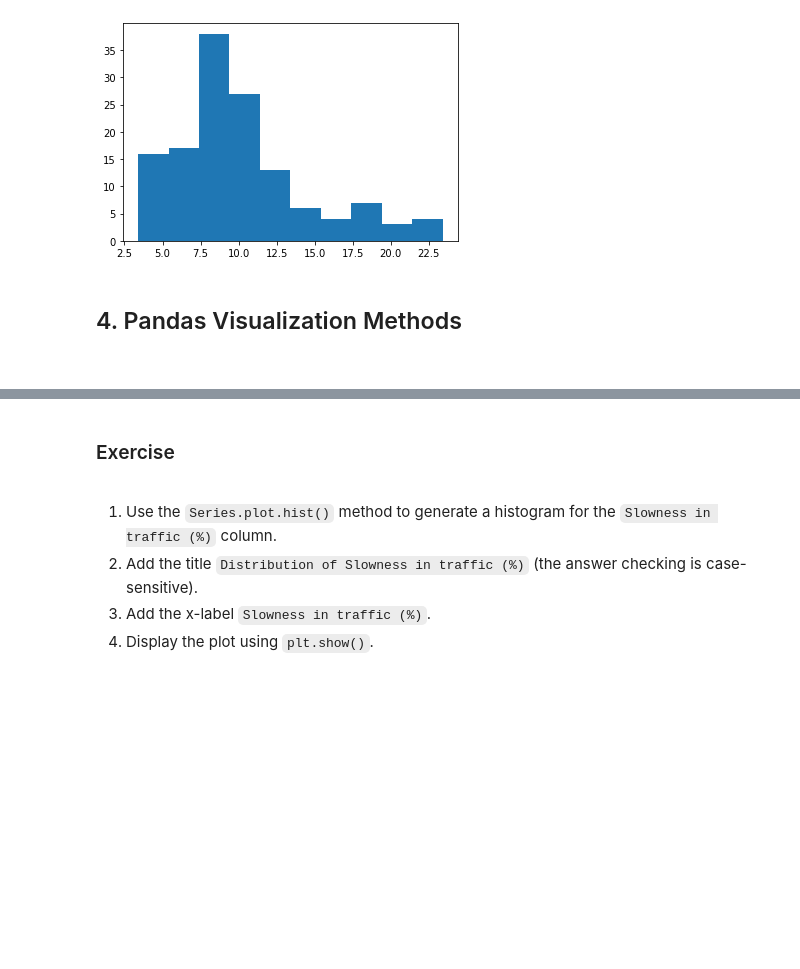
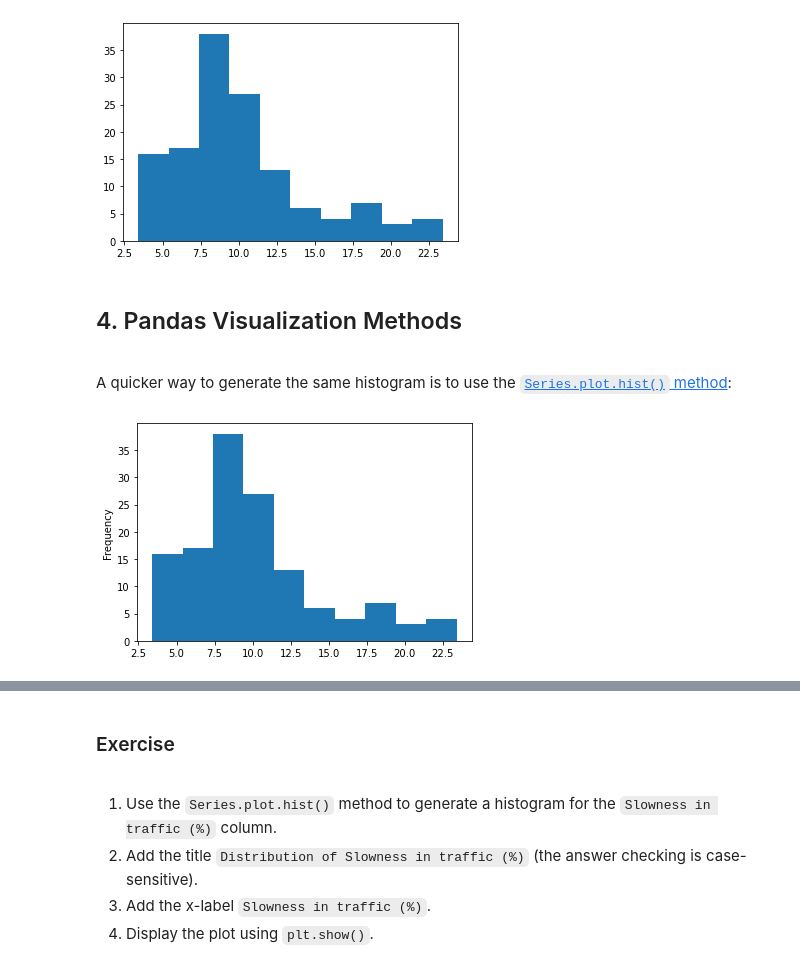
Before and after one commit to rafaeltorrese/data-science-lecture, a Jupyter notebook: 02_data-analysis-viz/02_data_visualization_fundamentals/04_pandas_visualizations_and_grid_charts/pandas_visualizations_and_grid_charts.ipynb, the cells around one changed output, grey strips where cells are left out. Saved outputs shown, nothing was run; the diff lists cells and outputs as text; code cells hidden in the pictures; blank space fills up the shorter version.

Commit message:
Pandas visualizations and grid chart. template.ipynb

```diff
--- a/02_data-analysis-viz/02_data_visualization_fundamentals/04_pandas_visualizations_and_grid_charts/pandas_visualizations_and_grid_charts.ipynb
+++ b/02_data-analysis-viz/02_data_visualization_fundamentals/04_pandas_visualizations_and_grid_charts/pandas_visualizations_and_grid_charts.ipynb
@@ -88,4 +244,2 @@ memory usage: 19.1+ KB
-# %%
-traffic['Slowness in traffic (%)'] = traffic['Slowness in traffic (%)'].str.replace(',', '.')
-# %%
-traffic['Slowness in traffic (%)'] = traffic['Slowness in traffic (%)'].astype(float)
+# %%
+traffic['Slowness in traffic (%)'] = traffic['Slowness in traffic (%)'].str.replace(',', '.').astype(float)
@@ -115,3 +285,9 @@ sentence_3 = False
 # %% [markdown]
 <h2>4. Pandas Visualization Methods</h2>
 <br>
+<p>A quicker way to generate the same histogram is to use the <a href="https://pandas.pydata.org/pandas-docs/stable/reference/api/pandas.Series.plot.hist.html" target="_blank"><code>Series.plot.hist()</code> method</a>:</p>
+# %%
+traffic['Slowness in traffic (%)'].plot.hist()
+plt.show()
+# %% [output]
+[figure, added]
```
Also changed, not shown: parts of 55 cells of this notebook, 8 other files.
